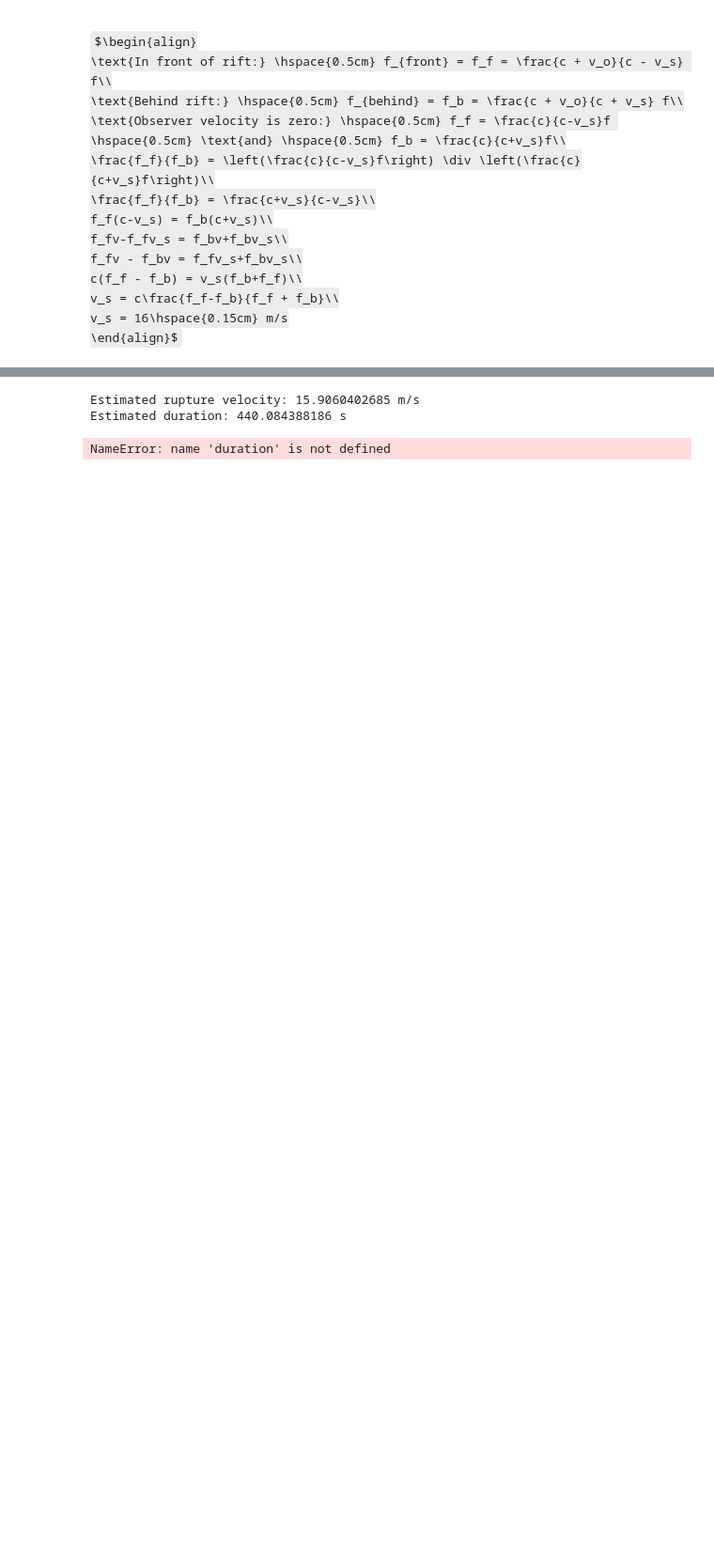
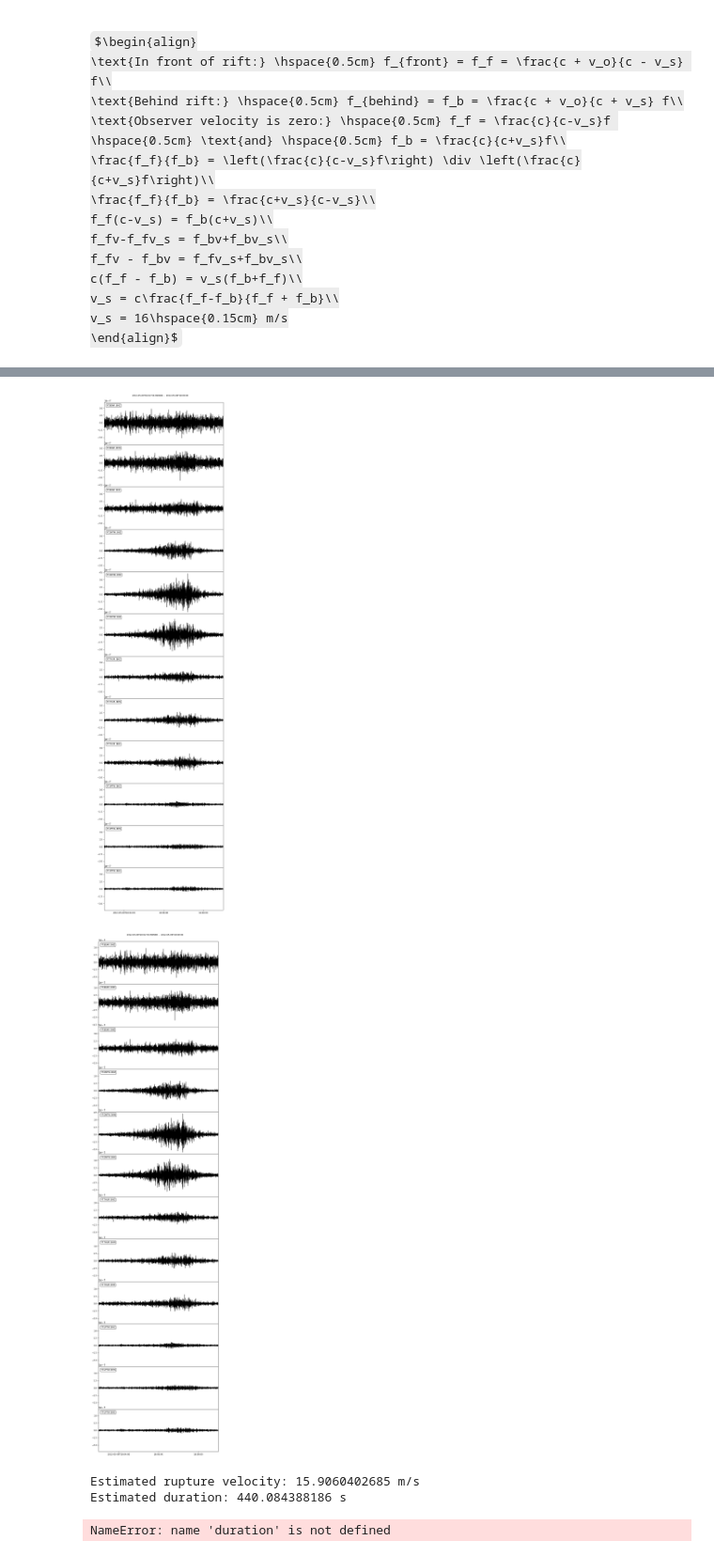
Before and after one commit to stepholinger/may_9, a Jupyter notebook: regional_recordings.ipynb, the cells around one changed output, grey strips where cells are left out. Shown at 94% size. Drawn from its saved outputs; the diff is of its cells as text; code cells hidden in the pictures; some formulas as TeX source; blank space fills up the shorter version.

```diff
--- a/regional_recordings.ipynb
+++ b/regional_recordings.ipynb
@@ -294,3 +298,8 @@ Velocity estimated using arrival at DNTW: 3979.78084565 m/s
+# %%
+st_all_regional.plot()
+# %% [output]
+[figure, added]
+[figure, added]
 # %%
 '''
 
```
Also changed, not shown: parts of 3 cells of this notebook, 2 other files.
